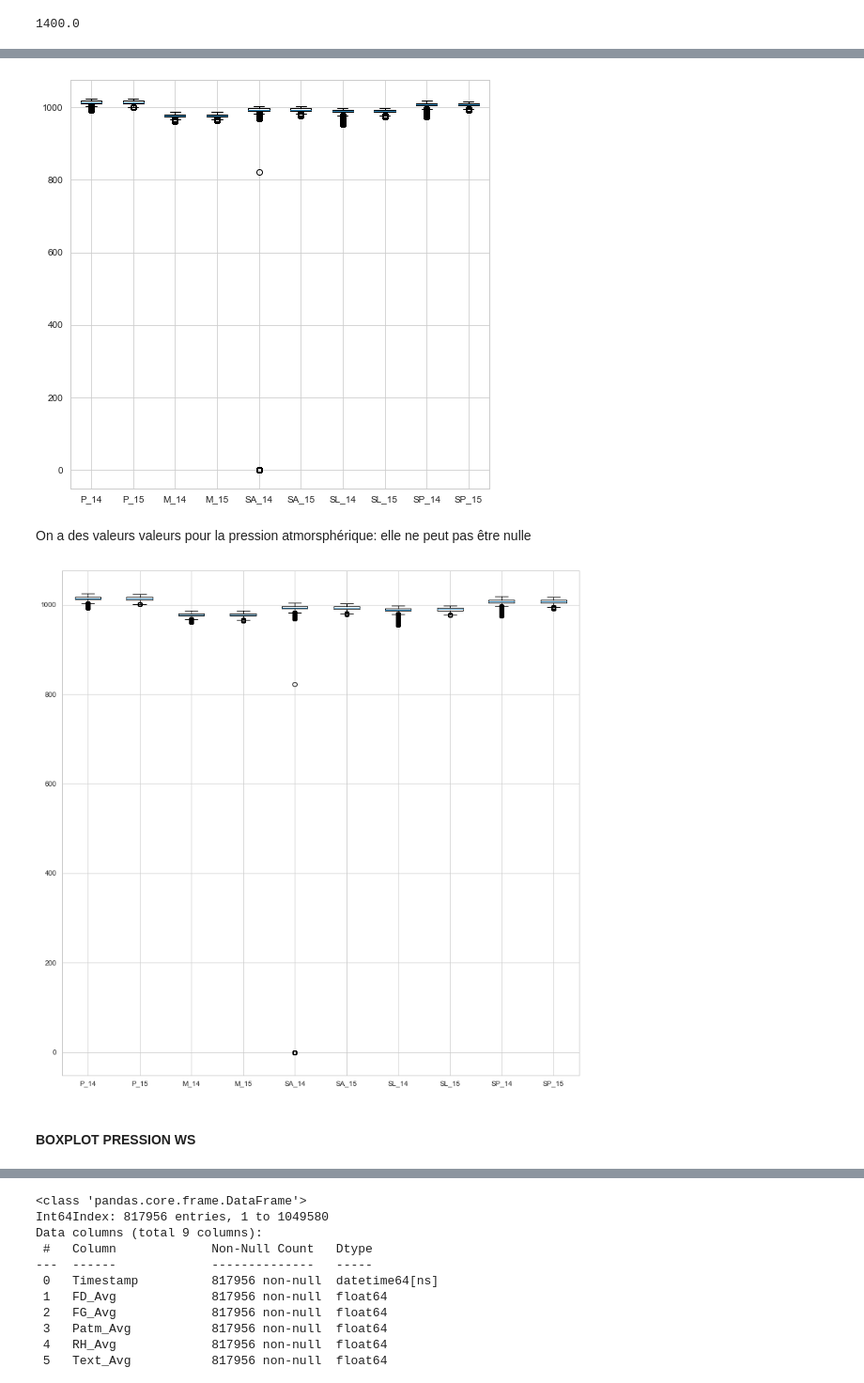
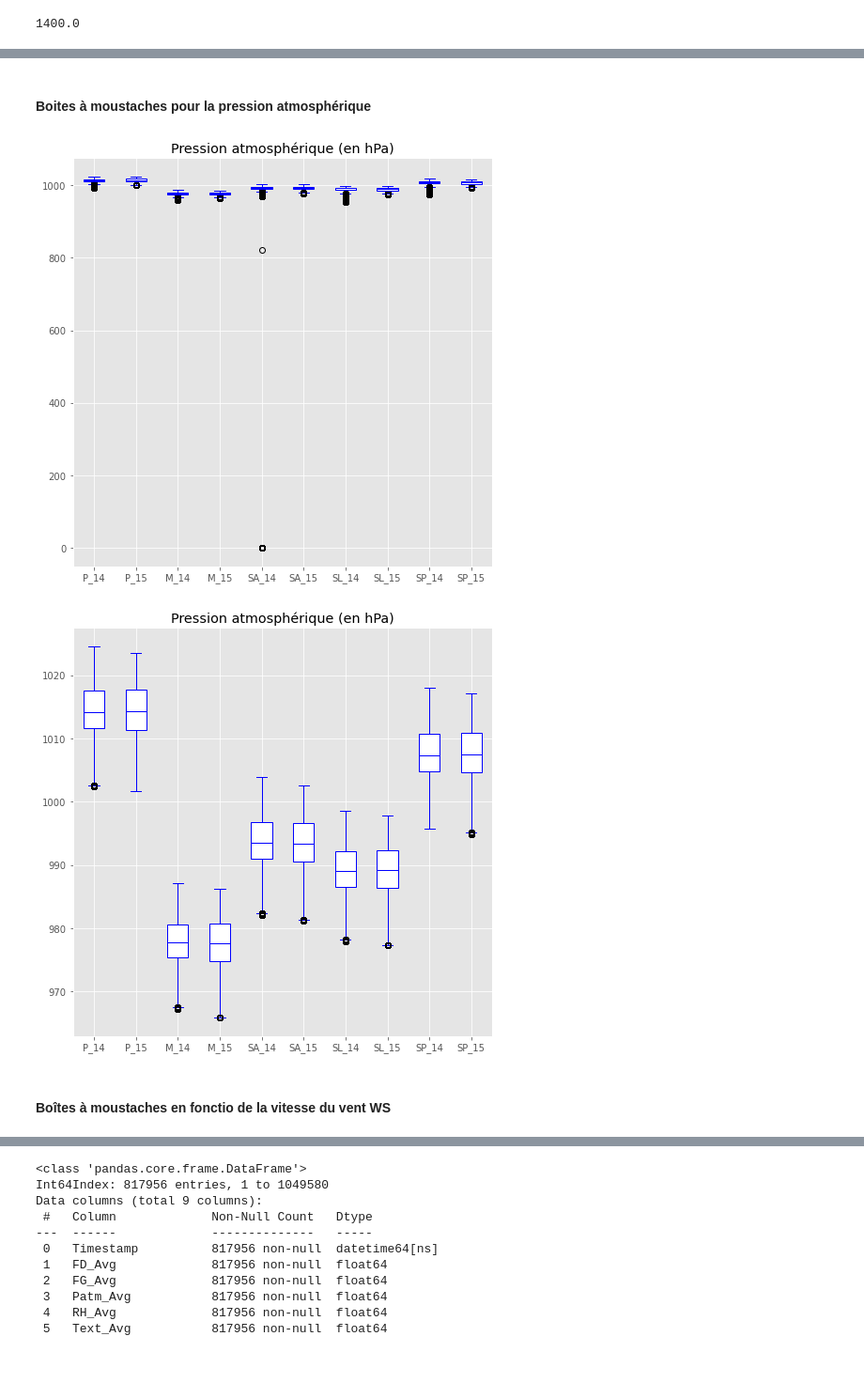
Before and after one commit to walid-reh/Projet_FDEC_2020, a Jupyter notebook: Projet_FDEC_partie_clustering.ipynb, the cells around one changed output, grey strips where cells are left out. Shown at 94% size. Cells and saved outputs as stored; diff of their text form; code cells hidden in the pictures.

```diff
--- a/Projet_FDEC_partie_clustering.ipynb
+++ b/Projet_FDEC_partie_clustering.ipynb
@@ -15,13 +5,11 @@ import seaborn as sns
 import matplotlib.pyplot as plt
 from scipy import stats
 plt.style.use("ggplot")
+import pandas as pd
+import matplotlib.pyplot as plt
 import warnings
 warnings.filterwarnings("ignore")
-from scipy import stats
-
-import pandas as pd
-import matplotlib.pyplot as plt
 
 %matplotlib inline
-sns.set_style('whitegrid')
+plt.rcParams["figure.figsize"] = [12, 8]
 # %%
@@ -278,11 +279,3 @@ SP_2015=df4[df4["Timestamp"]>=d]
 # %%
-import matplotlib.pyplot as mp
-import seaborn as sb
-import numpy as np
-
 box_plot_data=[P_2014["Kb"],P_2015["Kb"],M_2014["Kb"],M_2015["Kb"],SA_2014["Kb"],SA_2015["Kb"],SL_2014["Kb"],SL_2015["Kb"],SP_2014["Kb"],SP_2015["Kb"]]
-fig, ax = mp.subplots(figsize=(8, 8))
-mp.boxplot(box_plot_data,labels=['P_14','P_15','M_14','M_15','SA_14','SA_15','SL_14','SL_15','SP_14','SP_15'])
-
-#mp.boxplot(P_2014[5])
-mp.show()
+labels=['P_14','P_15','M_14','M_15','SA_14','SA_15','SL_14','SL_15','SP_14','SP_15']
@@ -293,11 +287,9 @@ mp.show()
+# %% [markdown]
+#### Boites à moustaches pour la pression atmosphérique
 # %%
 box_plot_data=[P_2014["Patm_Avg"],P_2015["Patm_Avg"],M_2014["Patm_Avg"],M_2015["Patm_Avg"],SA_2014["Patm_Avg"],SA_2015["Patm_Avg"],SL_2014["Patm_Avg"],SL_2015["Patm_Avg"],SP_2014["Patm_Avg"],SP_2015["Patm_Avg"]]
-fig, ax = mp.subplots(figsize=(8, 8))
-mp.boxplot(box_plot_data,labels=['P_14','P_15','M_14','M_15','SA_14','SA_15','SL_14','SL_15','SP_14','SP_15'])
 
-#mp.boxplot(P_2014[5])
-mp.show()
+fig, ax = plt.subplots(figsize=(8, 8))
+box_plot(box_plot_data, 'blue', 'white',labels,'Pression atmosphérique (en hPa)')
 # %% [output]
-[figure, old version]
+[figure, new version]
-# %% [markdown]
-On a des valeurs valeurs pour la pression atmorsphérique: elle ne peut pas être nulle
@@ -308,7 +302,7 @@ IQR = Q3 - Q1
 
 filter1 = (P_2014['Patm_Avg'] >= Q1 - 1.5 * IQR) & (P_2014['Patm_Avg'] <= Q3 + 1.5 *IQR)
 
-#P_2014 = P_2014.loc[filter1]
+P_2014 = P_2014.loc[filter1]
 
 
 Q1 = P_2015['Patm_Avg'].quantile(0.25)
@@ -316,7 +310,7 @@ Q3 = P_2015['Patm_Avg'].quantile(0.75)
 IQR = Q3 - Q1
 
 filter2 = (P_2015['Patm_Avg'] >= Q1 - 1.5 * IQR) & (P_2015['Patm_Avg'] <= Q3 + 1.5 *IQR)
-#P_2015 = P_2015.loc[filter2]
+P_2015 = P_2015.loc[filter2]
 
 
 ###### MOUFIA SUPPRESSION DES OUTLIERS
@@ -330,7 +324,7 @@ IQR = Q3 - Q1
 
 filter1 = (M_2014['Patm_Avg'] >= Q1 - 1.5 * IQR) & (M_2014['Patm_Avg'] <= Q3 + 1.5 *IQR)
 
-#M_2014 = M_2014.loc[filter1]
+M_2014 = M_2014.loc[filter1]
 
 
 Q1 = M_2015['Patm_Avg'].quantile(0.25)
@@ -338,7 +332,7 @@ Q3 = M_2015['Patm_Avg'].quantile(0.75)
 IQR = Q3 - Q1
 
 filter2 = (M_2015['Patm_Avg'] >= Q1 - 1.5 * IQR) & (M_2015['Patm_Avg'] <= Q3 + 1.5 *IQR)
-#M_2015 = M_2015.loc[filter2]
+M_2015 = M_2015.loc[filter2]
 
 
 
@@ -356,7 +350,7 @@ IQR = Q3 - Q1
 
 filter1 = (SA_2014['Patm_Avg'] >= Q1 - 1.5 * IQR) & (SA_2014['Patm_Avg'] <= Q3 + 1.5 *IQR)
 
-#SA_2014 = SA_2014.loc[filter1]
+SA_2014 = SA_2014.loc[filter1]
 
 
 Q1 = SA_2015['Patm_Avg'].quantile(0.25)
@@ -364,7 +358,7 @@ Q3 = SA_2015['Patm_Avg'].quantile(0.75)
 IQR = Q3 - Q1
 
 filter2 = (SA_2015['Patm_Avg'] >= Q1 - 1.5 * IQR) & (SA_2015['Patm_Avg'] <= Q3 + 1.5 *IQR)
-#SA_2015 = SA_2015.loc[filter2]
+SA_2015 = SA_2015.loc[filter2]
 
 
 
@@ -378,7 +372,7 @@ IQR = Q3 - Q1
 
 filter1 = (SL_2014['Patm_Avg'] >= Q1 - 1.5 * IQR) & (SL_2014['Patm_Avg'] <= Q3 + 1.5 *IQR)
 
-#SL_2014 = SL_2014.loc[filter1]
+SL_2014 = SL_2014.loc[filter1]
 
 
 Q1 = SL_2015['Patm_Avg'].quantile(0.25)
@@ -401,7 +395,7 @@ IQR = Q3 - Q1
 
 filter1 = (SP_2014['Patm_Avg'] >= Q1 - 1.5 * IQR) & (SP_2014['Patm_Avg'] <= Q3 + 1.5 *IQR)
 
-#SP_2014 = SP_2014.loc[filter1]
+SP_2014 = SP_2014.loc[filter1]
 
 
 Q1 = SP_2015['Patm_Avg'].quantile(0.25)
@@ -409,15 +403,12 @@ Q3 = SP_2015['Patm_Avg'].quantile(0.75)
 IQR = Q3 - Q1
 
 filter2 = (SP_2015['Patm_Avg'] >= Q1 - 1.5 * IQR) & (SP_2015['Patm_Avg'] <= Q3 + 1.5 *IQR)
-#SP_2015 = SP_2015.loc[filter2]
+SP_2015 = SP_2015.loc[filter2]
 # %%
 box_plot_data=[P_2014["Patm_Avg"],P_2015["Patm_Avg"],M_2014["Patm_Avg"],M_2015["Patm_Avg"],SA_2014["Patm_Avg"],SA_2015["Patm_Avg"],SL_2014["Patm_Avg"],SL_2015["Patm_Avg"],SP_2014["Patm_Avg"],SP_2015["Patm_Avg"]]
-fig, ax = mp.subplots(figsize=(13, 13))
-mp.boxplot(box_plot_data,labels=['P_14','P_15','M_14','M_15','SA_14','SA_15','SL_14','SL_15','SP_14','SP_15'])
-
-#mp.boxplot(P_2014[5])
-mp.show()
+fig, ax = plt.subplots(figsize=(8, 8))
+box_plot(box_plot_data, 'blue', 'white',labels,'Pression atmosphérique (en hPa)')
 # %% [output]
-[figure, old version]
+[figure, new version]
-# %% [markdown]
-#### BOXPLOT PRESSION WS
+# %% [markdown]
+#### Boîtes à moustaches en fonctio de la vitesse du vent WS
```
Also changed, not shown: parts of 110 cells of this notebook.
